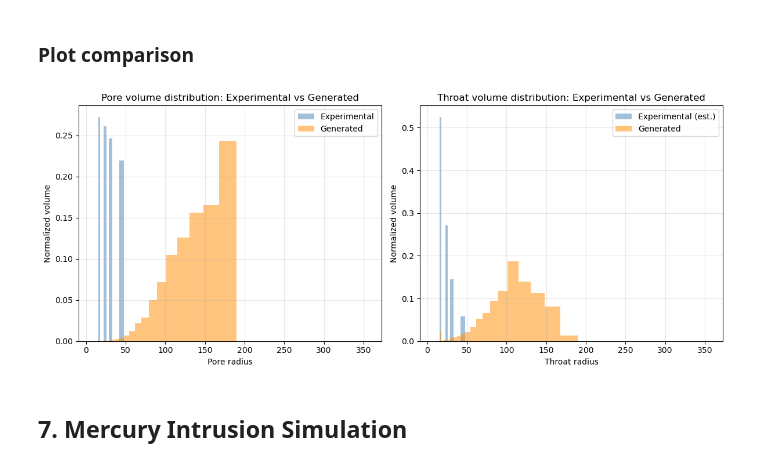
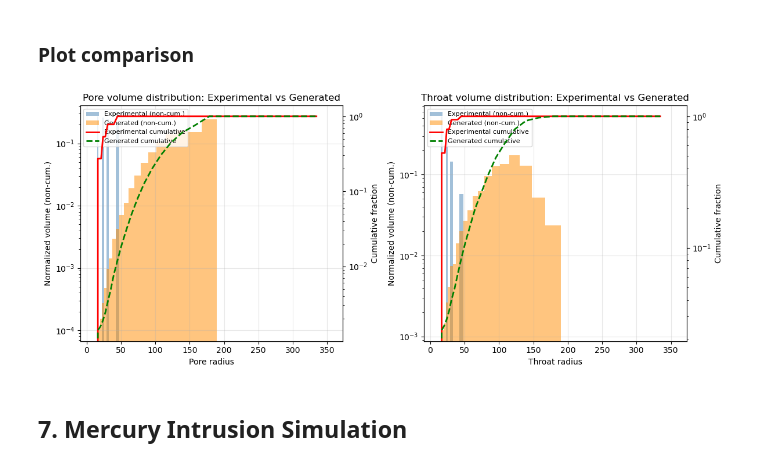
Before and after one commit to jerome-lux/pnm, a Jupyter notebook: examples/PNM-generation.ipynb, the cells around one changed output. Saved outputs shown, nothing was run; the diff lists cells and outputs as text; code cells hidden in the pictures.

```diff
--- a/examples/PNM-generation.ipynb
+++ b/examples/PNM-generation.ipynb
@@ -345,28 +367,54 @@ Generated throat volume distribution (non-zero bins: 20/30)
 # %%
 fig, (ax1, ax2) = plt.subplots(1, 2, figsize=(12, 5))
 
-# Pore distribution comparison
-ax1.bar(midradii, pore_hist_norm, width=deltaR, alpha=0.5, label='Experimental', color='steelblue')
-ax1.bar(midradii, pore_dist_norm, width=deltaR, alpha=0.5, label='Generated', color='darkorange')
+# --- Pore distribution comparison ---
+# Left axis: non-cumulative volume distribution (bars)
+# Right axis: cumulative distribution (line)
+bars1 = ax1.bar(midradii, pore_hist_norm, width=deltaR, alpha=0.5,
+                label='Experimental (non-cum.)', color='steelblue')
+bars2 = ax1.bar(midradii, pore_dist_norm, width=deltaR, alpha=0.5,
+                label='Generated (non-cum.)', color='darkorange')
+ax1_cum = ax1.twinx()
+line1, = ax1_cum.plot(midradii, pore_cumdist, 'r-', lw=2,
+                      label='Experimental cumulative')
+line2, = ax1_cum.plot(midradii, np.cumsum(pore_dist_norm), 'g--', lw=2,
+                      label='Generated cumulative')
 ax1.set_xlabel('Pore radius')
-ax1.set_ylabel('Normalized volume')
+ax1.set_ylabel('Normalized volume (non-cum.)', color='black')
+ax1_cum.set_ylabel('Cumulative fraction', color='black')
 ax1.set_title('Pore volume distribution: Experimental vs Generated')
-ax1.legend()
+ax1.set_yscale('log')
+ax1_cum.set_yscale('log')
 ax1.grid(True, alpha=0.3)
+h1, l1 = ax1.get_legend_handles_labels()
+h2, l2 = ax1_cum.get_legend_handles_labels()
+ax1.legend(h1 + h2, l1 + l2, loc='upper left', fontsize=8)
 
-# Throat distribution comparison
-ax2.bar(midradii, throat_hist_norm, width=deltaR, alpha=0.5, label='Experimental (est.)', color='steelblue')
-ax2.bar(midradii, throat_dist_norm, width=deltaR, alpha=0.5, label='Generated', color='darkorange')
+# --- Throat distribution comparison ---
+bars3 = ax2.bar(midradii, throat_hist_norm, width=deltaR, alpha=0.5,
+                label='Experimental (non-cum.)', color='steelblue')
+bars4 = ax2.bar(midradii, throat_dist_norm, width=deltaR, alpha=0.5,
+                label='Generated (non-cum.)', color='darkorange')
+ax2_cum = ax2.twinx()
+line3, = ax2_cum.plot(midradii, throat_cumdist, 'r-', lw=2,
+                      label='Experimental cumulative')
+line4, = ax2_cum.plot(midradii, np.cumsum(throat_dist_norm), 'g--', lw=2,
+                      label='Generated cumulative')
 ax2.set_xlabel('Throat radius')
-ax2.set_ylabel('Normalized volume')
+ax2.set_ylabel('Normalized volume (non-cum.)', color='black')
+ax2_cum.set_ylabel('Cumulative fraction', color='black')
 ax2.set_title('Throat volume distribution: Experimental vs Generated')
-ax2.legend()
+ax2.set_yscale('log')
+ax2_cum.set_yscale('log')
 ax2.grid(True, alpha=0.3)
+h1, l1 = ax2.get_legend_handles_labels()
+h2, l2 = ax2_cum.get_legend_handles_labels()
+ax2.legend(h1 + h2, l1 + l2, loc='upper left', fontsize=8)
 
 plt.tight_layout()
 plt.show()
 # %% [output]
-[figure, old version]
+[figure, new version]
 # %% [markdown]
 ## 7. Mercury Intrusion Simulation
 # %% [markdown]
```
Also changed, not shown: parts of 6 cells of this notebook.
